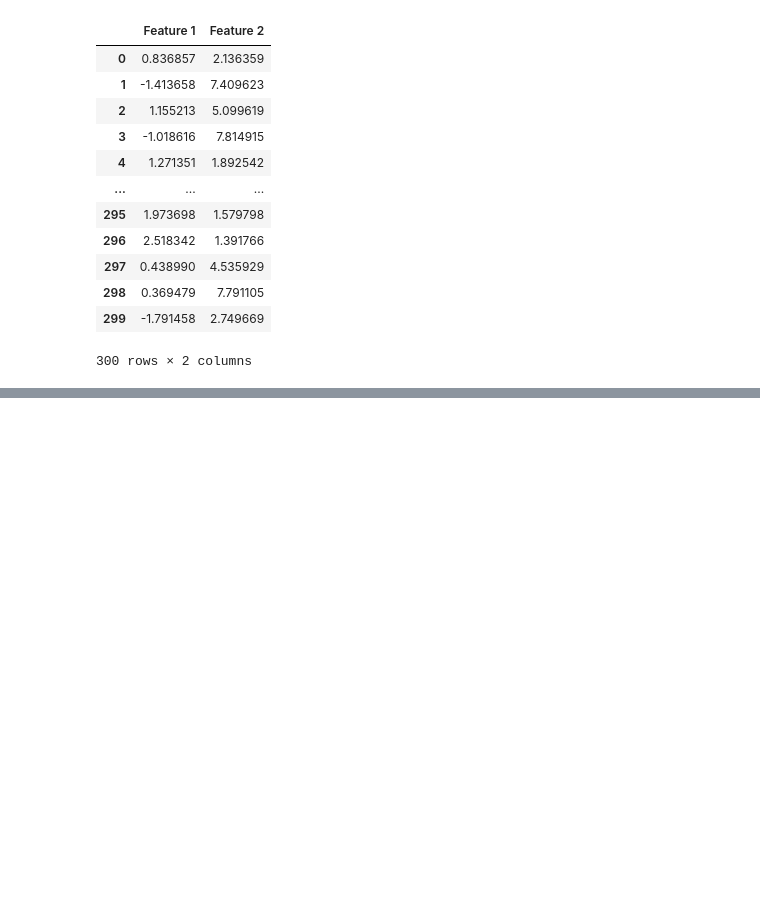
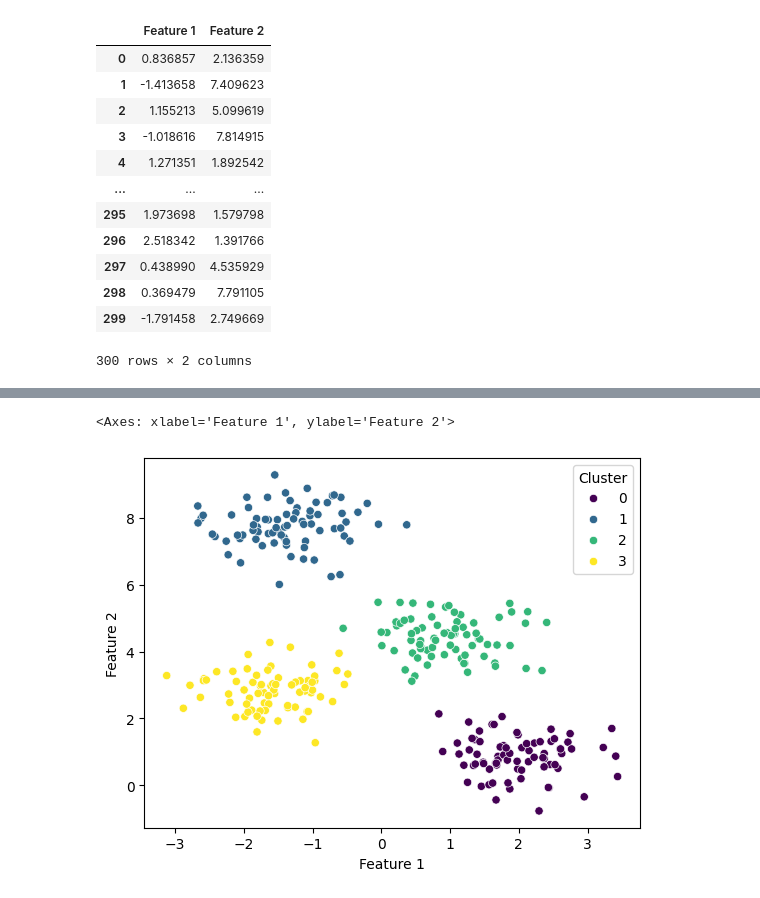
Before and after one commit to mdsohailalam0805-collab/Advance-ML-practice, a Jupyter notebook: projects/unsupervised learning.ipynb, the cells around one changed output, grey strips where cells are left out. Cells and saved outputs as stored; diff of their text form; code cells hidden in the pictures; blank space fills up the shorter version.

```diff
--- a/projects/unsupervised learning.ipynb
+++ b/projects/unsupervised learning.ipynb
@@ -58,0 +60,5 @@ WCSS
+# %%
+k_means_final = KMeans(n_clusters=4, random_state=42)
+# %%
+cluster_labels = k_means_final.fit_predict(X_scaled)
+cluster_labels
@@ -58,0 +80,7 @@ WCSS
+# %%
+df['Cluster'] = cluster_labels
+# %%
+sns.scatterplot(data=df, x='Feature 1', y='Feature 2', hue='Cluster', palette='viridis')
+# %% [output]
+<Axes: xlabel='Feature 1', ylabel='Feature 2'>
+[figure, added]
```
Also changed, not shown: parts of 3 cells of this notebook.
